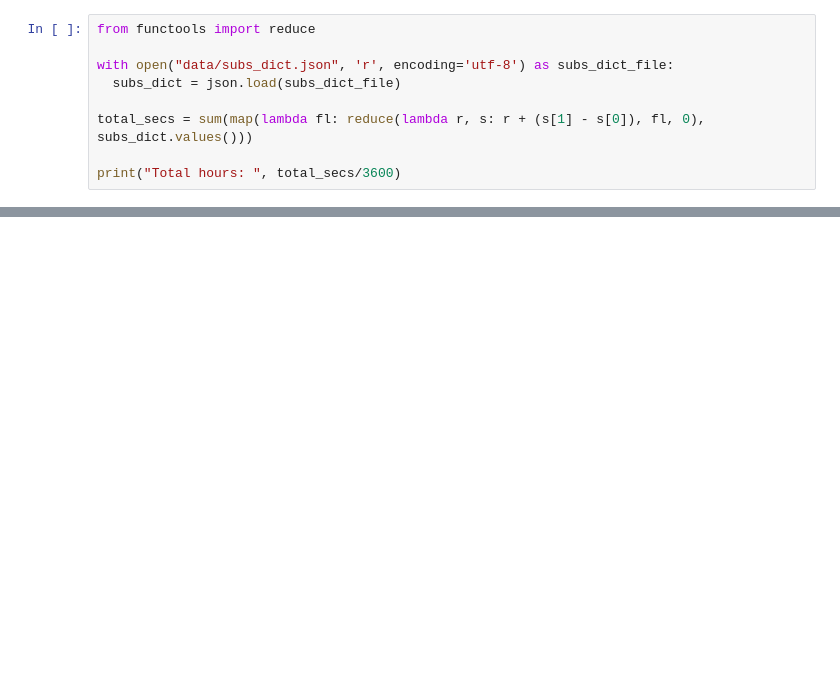
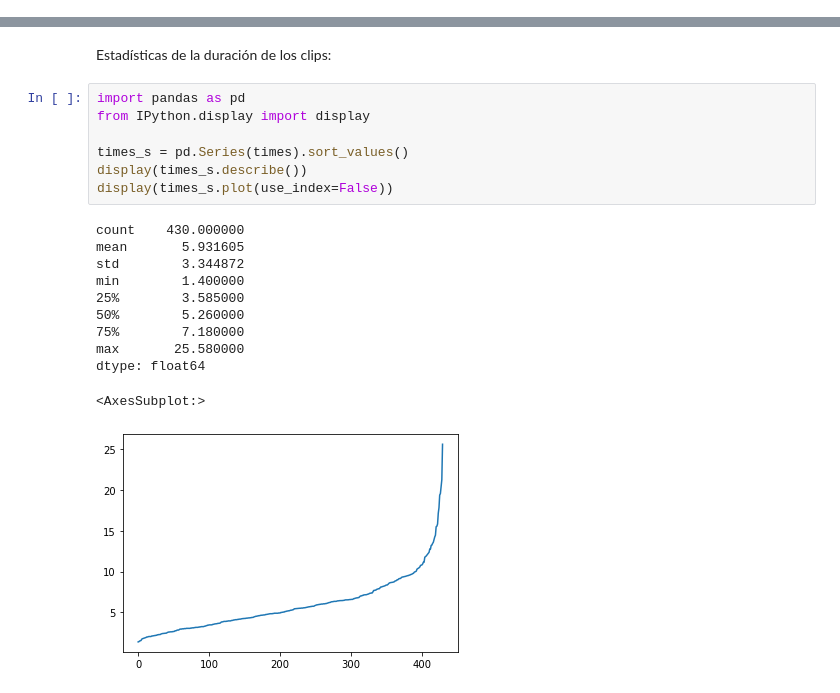
Before and after one commit to midusi/LSA-T, a Jupyter notebook: subtitles-analysis.ipynb, the cells around one changed output, grey strips where cells are left out. Saved outputs shown, nothing was run; the diff lists cells and outputs as text; blank space fills up the shorter version.

```diff
--- a/subtitles-analysis.ipynb
+++ b/subtitles-analysis.ipynb
@@ -62,9 +0,0 @@ Std:  16.984612871339117
-# %%
-from functools import reduce
-
-with open("data/subs_dict.json", 'r', encoding='utf-8') as subs_dict_file:
-  subs_dict = json.load(subs_dict_file)
-
-total_secs = sum(map(lambda fl: reduce(lambda r, s: r + (s[1] - s[0]), fl, 0), subs_dict.values()))
-
-print("Total hours: ", total_secs/3600)
@@ -72,0 +67,21 @@ Total hours:  16.05609777777778
+# %% [markdown]
+Estadísticas de la duración de los clips:
+# %%
+import pandas as pd
+from IPython.display import display
+
+times_s = pd.Series(times).sort_values()
+display(times_s.describe())
+display(times_s.plot(use_index=False))
+# %% [output]
+count    430.000000
+mean       5.931605
+std        3.344872
+min        1.400000
+25%        3.585000
+50%        5.260000
+75%        7.180000
+max       25.580000
+dtype: float64
+<AxesSubplot:>
+[figure, added]
```
Also changed, not shown: parts of 10 cells of this notebook.
